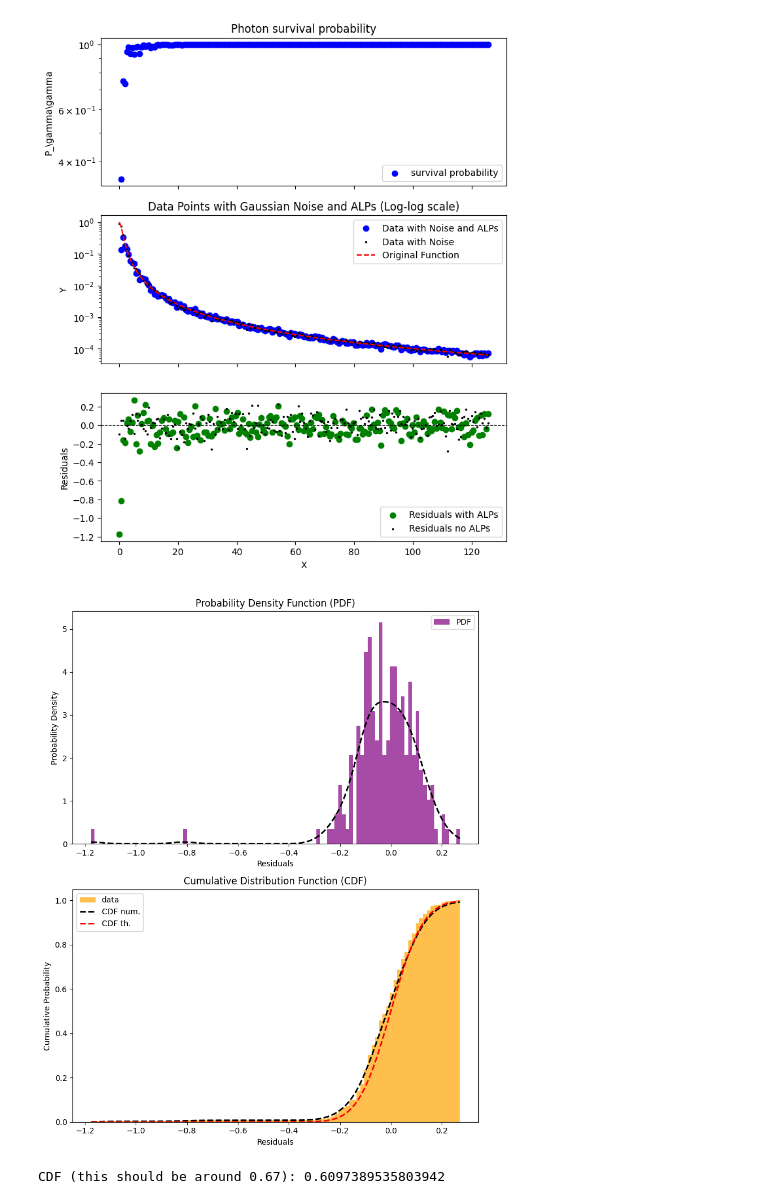
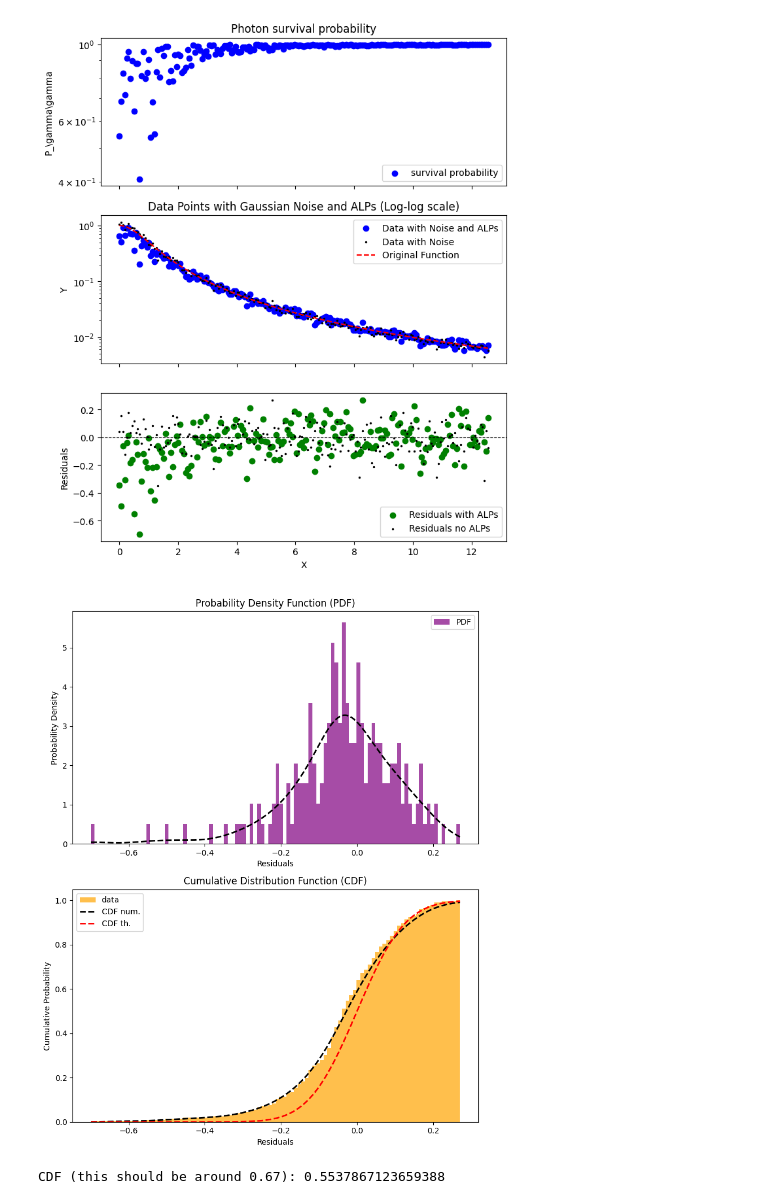
Before and after one commit to pcarenza95/AnomalyDetection_ALPs, a Jupyter notebook: AnomalyDetection.ipynb, the cells around one changed output. Drawn from its saved outputs; the diff is of its cells as text; code cells hidden in the pictures.

```diff
--- a/AnomalyDetection.ipynb
+++ b/AnomalyDetection.ipynb
@@ -34,14 +34,14 @@ def flux(x):
     return (x**2 +1)**(-1)
 # %%
 ####################################################################
-gag=3*10**(-11) #GeV^-1
+gag=2*10**(-11) #GeV^-1
 ma=0.01 #neV
 omg=3 #keV
-L=10 #kpc --length of the magnetic field
+L=100 #kpc --length of the magnetic field
 eta=((ma**2)/(2*omg))*156000 #kpc^-1
 
 kmin=1 #kpc^-1
-kmax=10 #kpc^-1
+kmax=5 #kpc^-1
 
 k_vec=np.array([
     2*math.pi*j_it/L
@@ -74,34 +74,34 @@ residuals_noax = (points_noax - flux(k_vec))/flux(k_vec)
 fig, (ax0,ax1, ax2) = plt.subplots(3, 1, figsize=(8, 10), sharex=True)
 
 ax0.scatter(k_vec, 1-Pagamma, color='blue', label='survival probability')
 ax0.set_yscale('log')
 ax0.set_ylabel('P_\gamma\gamma')
 ax0.set_title('Photon survival probability')
 ax0.legend()
 ax0.grid(False)
 
 # Upper panel: Original function, oscillated and data with noise
 ax1.scatter(k_vec, points_ax, color='blue', label='Data with Noise and ALPs')
 ax1.scatter(k_vec, points_noax, color='black', label='Data with Noise', s=2)
 ax1.plot(k_vec, flux(k_vec), color='red', linestyle='--', label='Original Function')
 ax1.set_yscale('log')
 ax1.set_ylabel('Y')
 ax1.set_title('Data Points with Gaussian Noise and ALPs (Log-log scale)')
 ax1.legend()
 ax1.grid(False)
 
 # Lower panel: Residuals
 ax2.scatter(k_vec, residuals, color='green', label='Residuals with ALPs')
 ax2.scatter(k_vec, residuals_noax, color='black', label='Residuals no ALPs', s=2)
 ax2.axhline(0, color='black', linestyle='--', linewidth=0.8)
 ax2.set_xlabel('X')
 ax2.set_ylabel('Residuals')
 ax2.legend()
 ax2.grid(False)
 
 plt.show()
 # %% [output]
-[figure, old version]
+[figure, new version]
 # %%
 # KDE for PDF
 kde = gaussian_kde(residuals)
@@ -157,8 +157,8 @@ cdf_interp = interp1d(x_smooth, cdf_smooth, kind='linear')
 
 print("CDF (this should be around 0.67):", cdf_interp(noise_mean+noise_std)-cdf_interp(noise_mean-noise_std))
 # %% [output]
-[figure, old version]
+[figure, new version]
-CDF (this should be around 0.67): 0.6097389535803942
+CDF (this should be around 0.67): 0.5537867123659388
 # %%
 # Perform the Anderson-Darling test
 result = anderson(residuals, dist='norm')
```
Also changed, not shown: parts of 2 cells of this notebook.
